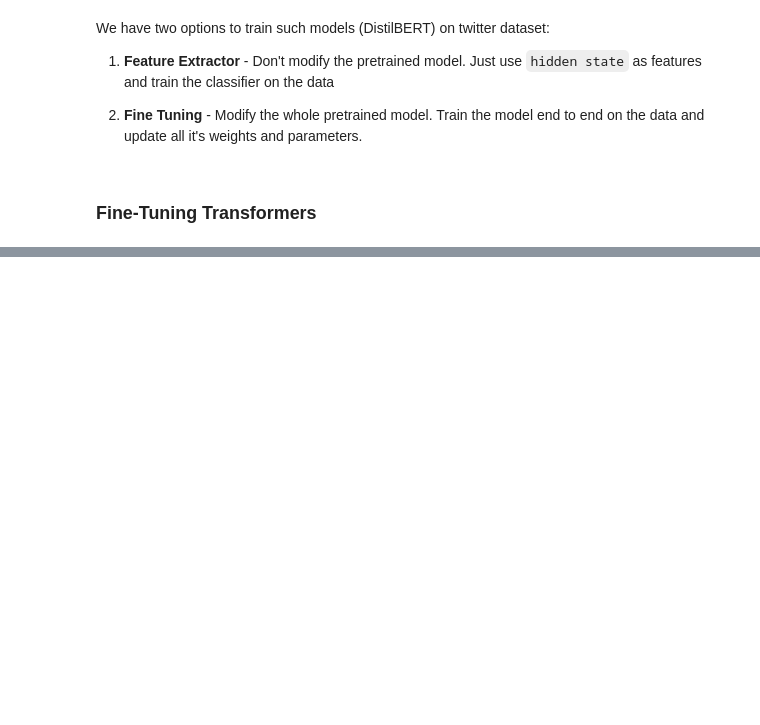
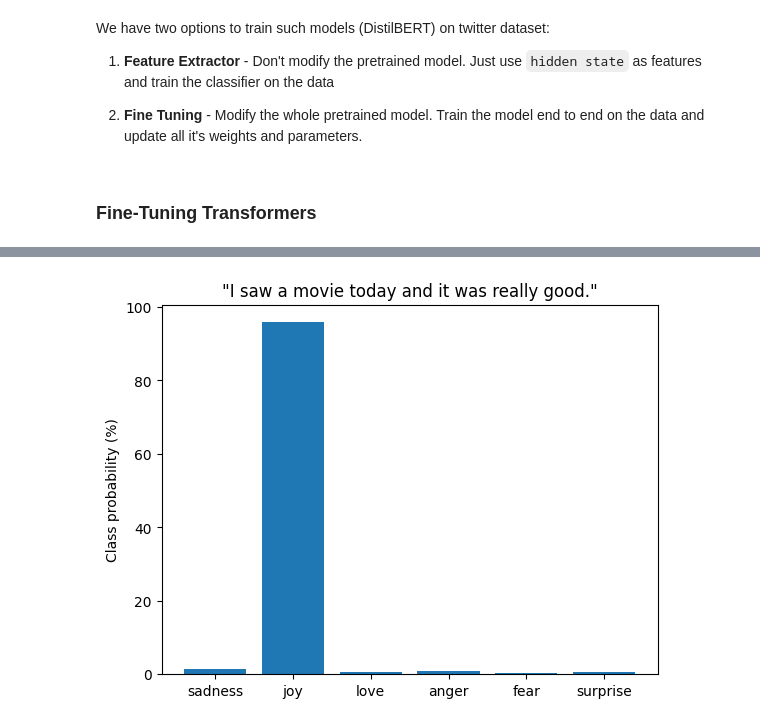
Before and after one commit to edilbertojr/EmotionAI, a Jupyter notebook: research/emotionai.ipynb, the cells around one changed output, grey strips where cells are left out. Saved outputs shown, nothing was run; the diff lists cells and outputs as text; code cells hidden in the pictures; blank space fills up the shorter version.

```diff
--- a/research/emotionai.ipynb
+++ b/research/emotionai.ipynb
@@ -508,0 +694,12 @@ We have two options to train such models (DistilBERT) on twitter dataset:
+# %%
+from transformers import pipeline
+
+model_id = "iamsubrata/distilbert-base-uncased-finetuned-emotion"
+classifier = pipeline(
+    task = "text-classification",
+    model = model_id
+)
+# %%
+custom_tweet = "I saw a movie today and it was really good."
+preds = classifier(custom_tweet, return_all_scores=True)
+preds
@@ -508,0 +722,6 @@ We have two options to train such models (DistilBERT) on twitter dataset:
+# %%
+import pandas as pd
+import matplotlib.pyplot as plt
+
+preds_df = pd.DataFrame(preds[0])
+preds_df
@@ -508,0 +736,9 @@ We have two options to train such models (DistilBERT) on twitter dataset:
+# %%
+labels = data["train"].features["label"].names
+
+plt.bar(labels, preds_df["score"] * 100, color='C0')
+plt.title(f'"{custom_tweet}"')
+plt.ylabel("Class probability (%)")
+plt.show()
+# %% [output]
+[figure, added]
```
Also changed, not shown: parts of 31 cells of this notebook.
